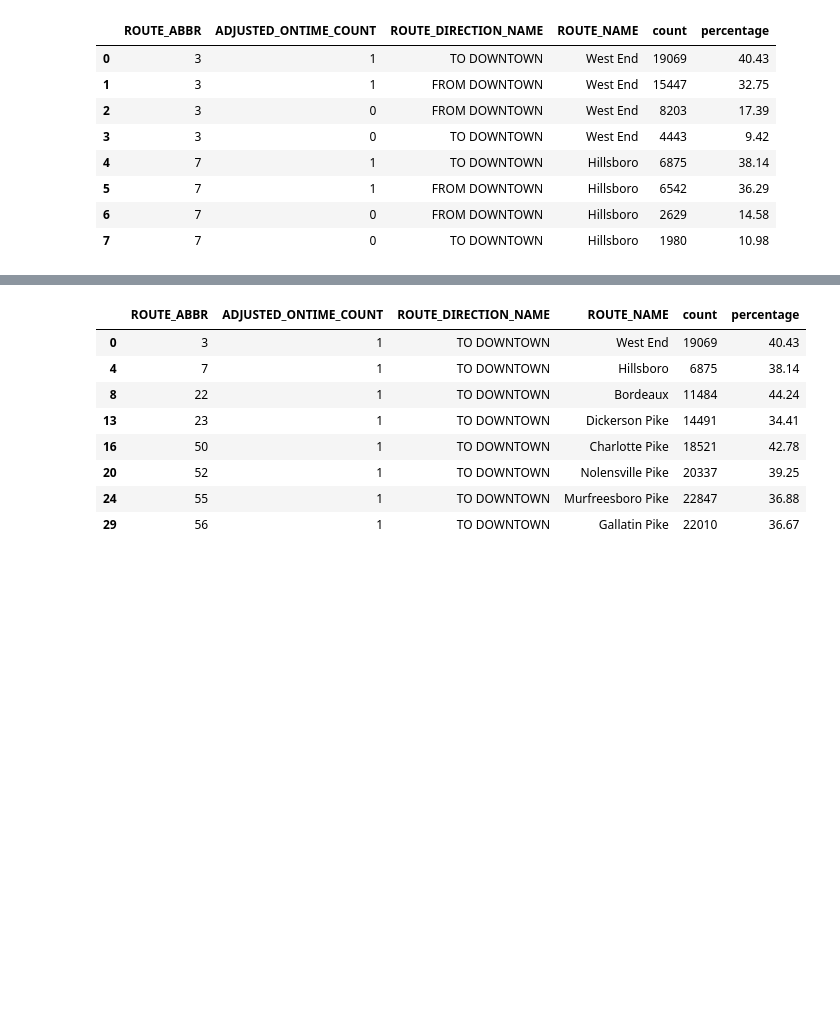
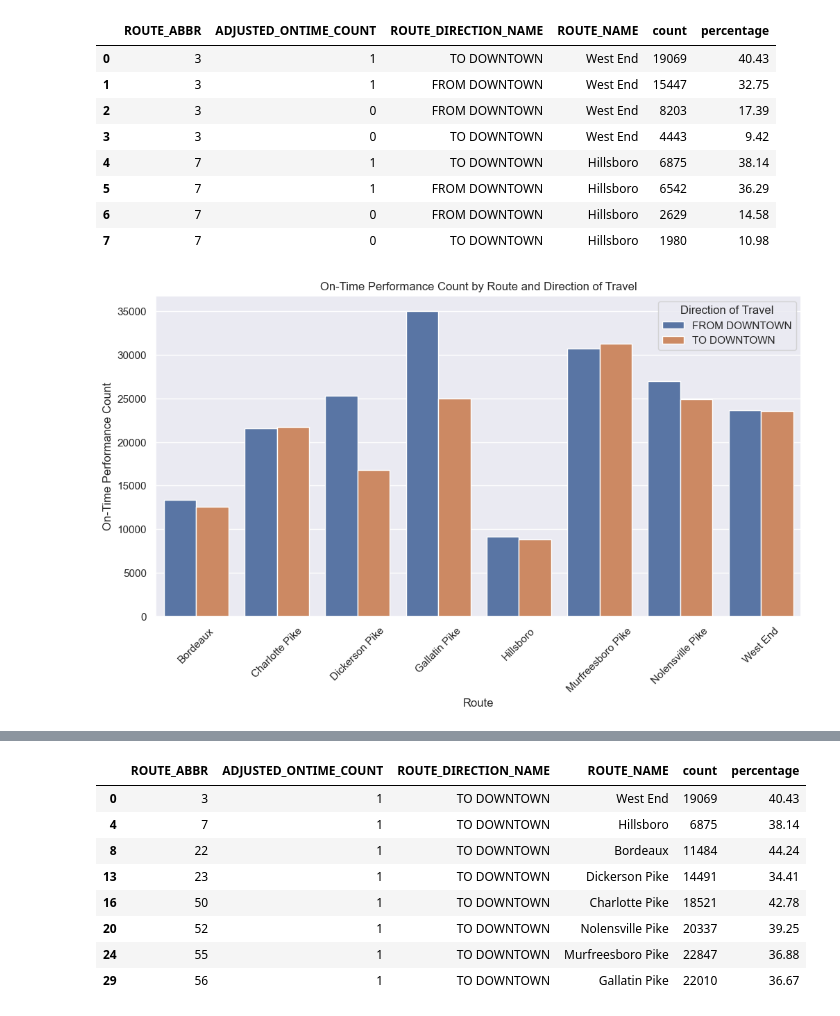
Before and after one commit to NSS-Data-Analytics-Cohort-11/wego-new-california-republic, a Jupyter notebook: notebooks/WeGo Data Introduction.ipynb, the cells around one changed output, grey strips where cells are left out. Drawn from its saved outputs; the diff is of its cells as text; code cells hidden in the pictures; blank space fills up the shorter version.

```diff
--- a/notebooks/WeGo Data Introduction.ipynb
+++ b/notebooks/WeGo Data Introduction.ipynb
@@ -446,3 +446,16 @@ on_time_to_downtown = on_time[on_time['ROUTE_DIRECTION_NAME']=='TO DOWNTOWN']
 on_time_from_downtown = on_time[on_time['ROUTE_DIRECTION_NAME']=='FROM DOWNTOWN']
 not_on_time_to_downtown = not_on_time[not_on_time['ROUTE_DIRECTION_NAME']=='TO DOWNTOWN']
 not_on_time_from_downtown = not_on_time[not_on_time['ROUTE_DIRECTION_NAME']=='FROM DOWNTOWN']
+# %%
+each_route_with_counts_on_time_and_direction = wego[['ROUTE_NAME', 'ADJUSTED_ONTIME_COUNT', 'ROUTE_DIRECTION_NAME']].groupby(['ROUTE_NAME', 'ROUTE_DIRECTION_NAME']).count().reset_index()
+plt.figure(figsize=(12, 6))
+sns.barplot(data=each_route_with_counts_on_time_and_direction, x='ROUTE_NAME', y='ADJUSTED_ONTIME_COUNT', hue='ROUTE_DIRECTION_NAME')
+plt.title('On-Time Performance Count by Route and Direction of Travel')
+plt.xlabel('Route')
+plt.ylabel('On-Time Performance Count')
+plt.xticks(rotation=45)
+plt.legend(title='Direction of Travel')
+plt.show()
+#This is direction of travel effect on on time performance by route number
+# %% [output]
+[figure, added]
```
Also changed, not shown: parts of 27 cells of this notebook.
